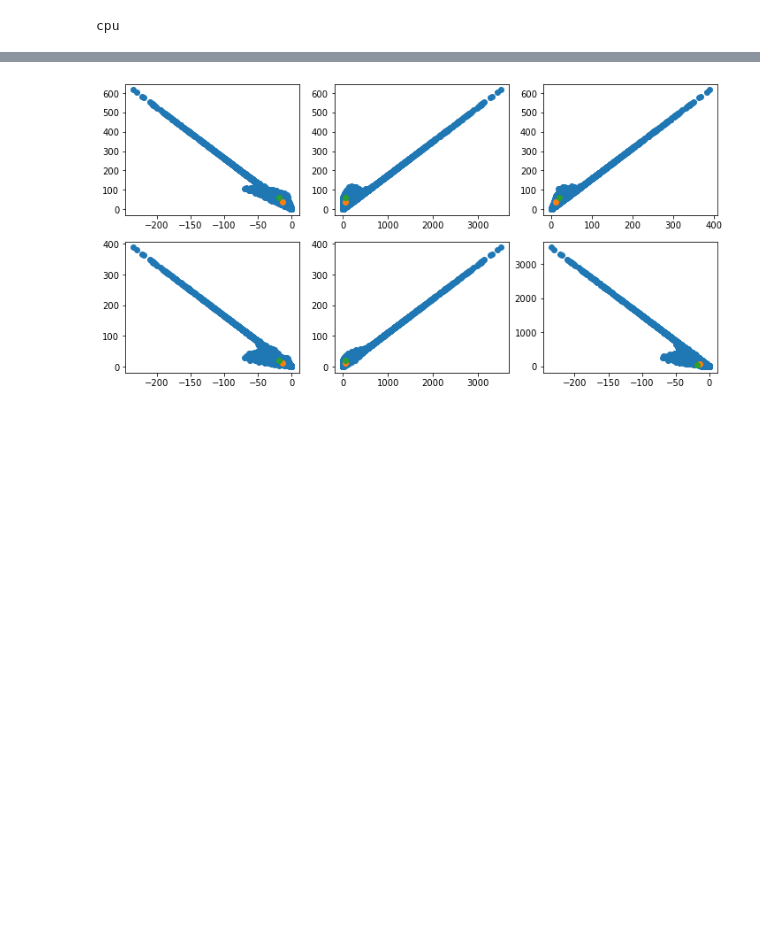
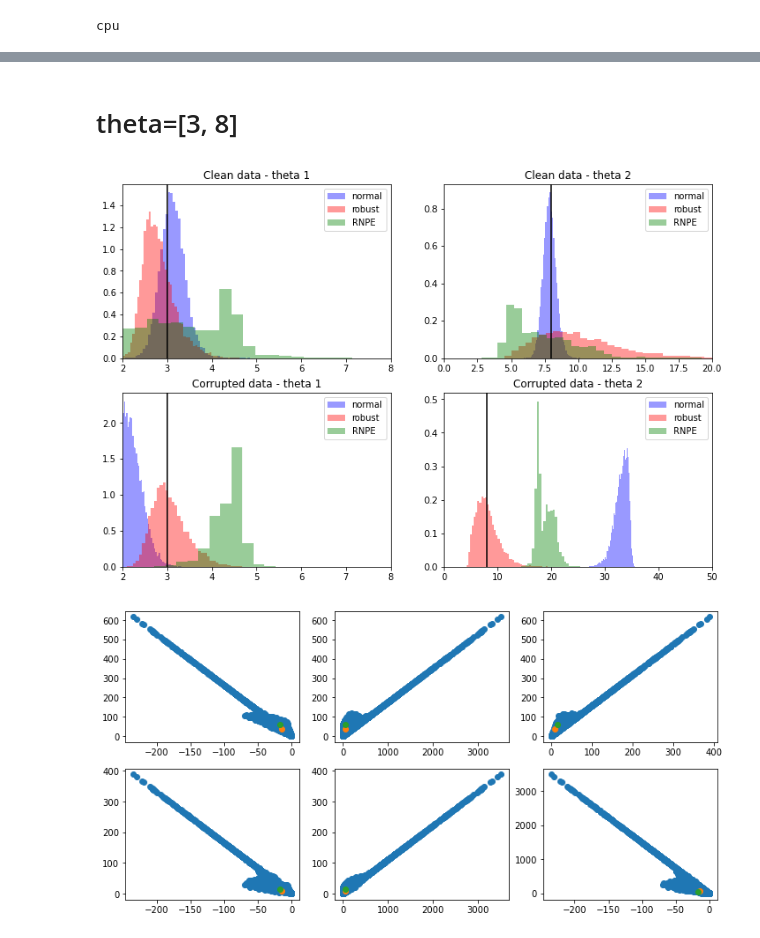
Before and after one commit to huangdaolang/robust-sbi, a Jupyter notebook: Ricker-Visualization.ipynb, the cells around one changed output, grey strips where cells are left out. Saved outputs shown, nothing was run; the diff lists cells and outputs as text; code cells hidden in the pictures; blank space fills up the shorter version.

```diff
--- a/Ricker-Visualization.ipynb
+++ b/Ricker-Visualization.ipynb
@@ -196,3 +248,63 @@ plt.show()
+# %% [markdown]
+# theta=[3, 8]
+# %%
+theta_gt = torch.tensor([3, 8])
+obs = ricker(theta_gt).to(device)
+sigma = torch.tensor([80])
+obs_cont = corruption.magnitude_sigma(obs, var=sigma).reshape(-1, 100, 100)
+
+root_name = "objects/ricker/var=80_mmd_beta=2.0_theta=[3,8]/5"
+sum_net_robust, density_estimator_robust, posterior_robust = load_models("normal", root_name, device, r=0)
+
+root_name = "objects/ricker/var=15_none_beta=1.0/7"
+sum_net_normal, density_estimator_normal, posterior_normal = load_models("normal", root_name, device, r=0)
+
+post_samples_normal_clean = posterior_normal.sample((10000,), x=obs.reshape(1, 1, 100, 100))
+post_samples_robust_clean = posterior_robust.sample((10000,), x=obs.reshape(1, 1, 100, 100))
+post_samples_normal_cont = posterior_normal.sample((10000,), x=obs_cont.reshape(1, 1, 100, 100))
+post_samples_robust_cont = posterior_robust.sample((10000,), x=obs_cont.reshape(1, 1, 100, 100))
+post_samples_rnpe_clean = read_rnpe(misspecified=0, seed=1, theta='[3,8]')
+post_samples_rnpe_cont = read_rnpe(misspecified=80, seed=1, theta='[3,8]')
+
+plt.figure(figsize=(12,8))
+plt.subplot(2, 2, 1)
+plt.axvline(x=theta_gt[0],ls="-",c="black")
+sns.distplot(post_samples_normal_clean[:, 0].cpu().numpy(), color='blue', kde=False, norm_hist=True, label="normal")
+sns.distplot(post_samples_robust_clean[:, 0].cpu().numpy(), color='red', kde=False, norm_hist=True, label="robust")
+sns.distplot(post_samples_rnpe_clean[:, 0], color='green', kde=False, norm_hist=True, label="RNPE")
+plt.legend()
+plt.xlim(2, 8)
+plt.title("Clean data - theta 1")
+
+plt.subplot(2, 2, 2)
+plt.axvline(x=theta_gt[1],ls="-",c="black")
+sns.distplot(post_samples_normal_clean[:, 1].cpu().numpy(), color='blue', kde=False, norm_hist=True, label="normal")
+sns.distplot(post_samples_robust_clean[:, 1].cpu().numpy(), color='red', kde=False, norm_hist=True, label="robust")
+sns.distplot(post_samples_rnpe_clean[:, 1], color='green', kde=False, norm_hist=True, label="RNPE")
+plt.legend()
+plt.xlim(0, 20)
+plt.title("Clean data - theta 2")
+
+plt.subplot(2, 2, 3)
+plt.axvline(x=theta_gt[0],ls="-",c="black")
+sns.distplot(post_samples_normal_cont[:, 0].cpu().numpy(), color='blue', kde=False, norm_hist=True, label="normal")
+sns.distplot(post_samples_robust_cont[:, 0].cpu().numpy(), color='red', kde=False, norm_hist=True, label="robust")
+sns.distplot(post_samples_rnpe_cont[:, 0], color='green', kde=False, norm_hist=True, label="RNPE")
+plt.legend()
+plt.xlim(2, 8)
+plt.title("Corrupted data - theta 1")
+
+plt.subplot(2, 2, 4)
+plt.axvline(x=theta_gt[1],ls="-",c="black")
+sns.distplot(post_samples_normal_cont[:, 1].cpu().numpy(), color='blue', kde=False, norm_hist=True, label="normal")
+sns.distplot(post_samples_robust_cont[:, 1].cpu().numpy(), color='red', kde=False, norm_hist=True, label="robust")
+sns.distplot(post_samples_rnpe_cont[:, 1], color='green', kde=False, norm_hist=True, label="RNPE")
+plt.legend()
+plt.xlim(0, 50)
+plt.title("Corrupted data - theta 2")
+plt.show()
+# %% [output]
+[figure, added]
 # %%
 sum_net_normal_0 = copy.deepcopy(sum_net_robust)
 
```
Also changed, not shown: parts of 12 cells of this notebook, 8 other files.
